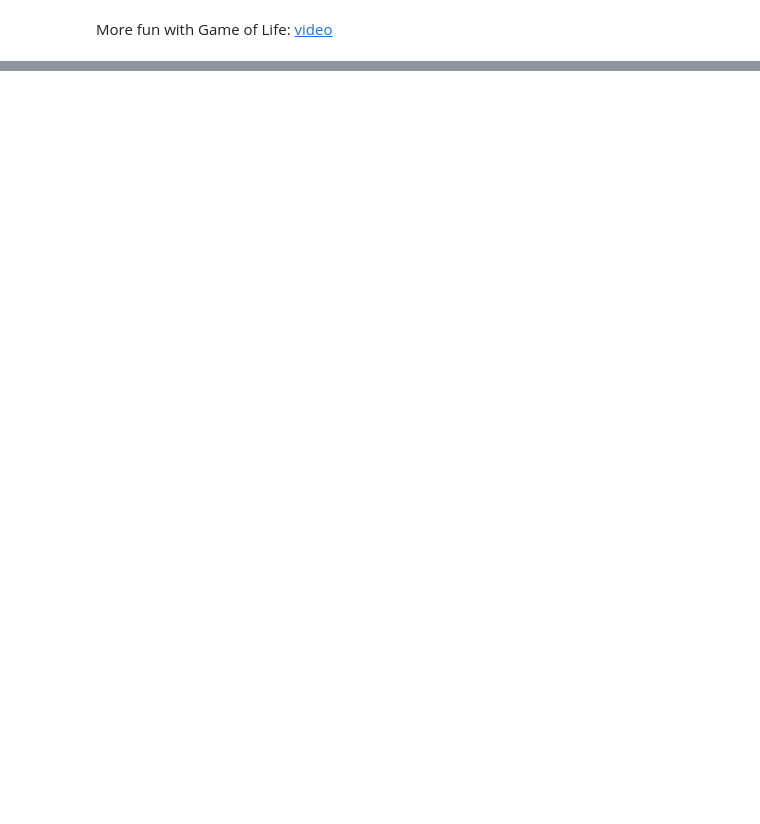
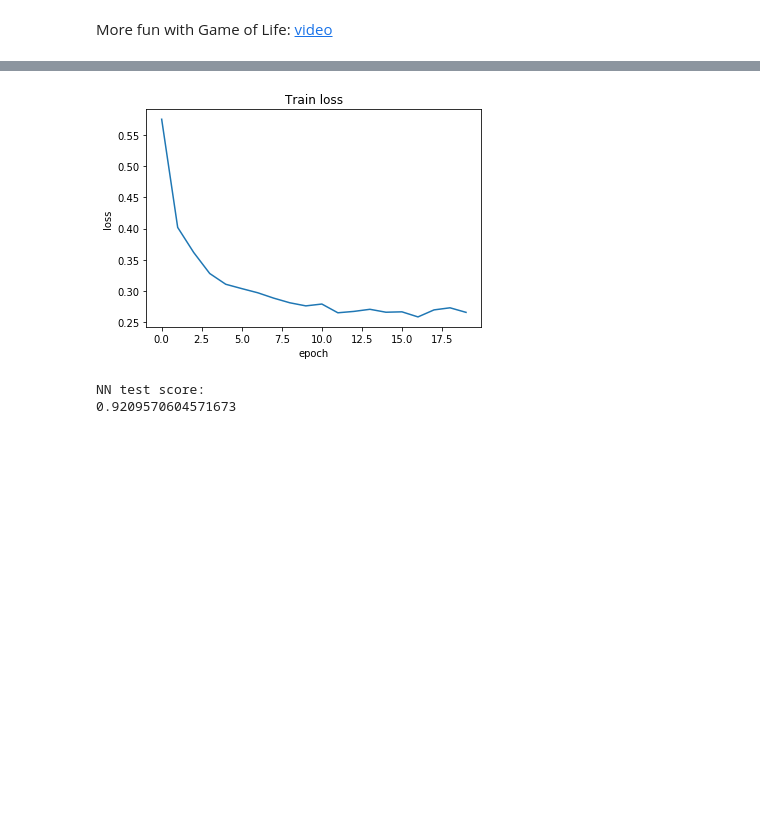
Before and after one commit to kuynzereb/Practical_DL, a Jupyter notebook: homework02/homework_part1.ipynb, the cells around one changed output, grey strips where cells are left out. Drawn from its saved outputs; the diff is of its cells as text; code cells hidden in the pictures; blank space fills up the shorter version.

````diff
--- a/homework02/homework_part1.ipynb
+++ b/homework02/homework_part1.ipynb
@@ -219,3 +329,22 @@ for i in range(20):
+# %%
+net = nn.Sequential()
+net.add_module('linear1', nn.Linear(28 * 28, 512))
+net.add_module('dropout1', nn.Dropout())
+net.add_module('linear1_relu', nn.ReLU())
+net.add_module('linear2', nn.Linear(512, 512))
+net.add_module('dropout2', nn.Dropout())
+net.add_module('linear2_relu', nn.ReLU())
+net.add_module('logits', nn.Linear(512, 10))
+# %%
+log = train_net(net, X_train, y_train, n_epochs=20)
+# %% [output]
+[figure, added]
+# %%
+print('NN test score:')
+print(compute_score(net, X_test, y_test))
+# %% [output]
+NN test score:
+0.9209570604571673
 # %% [markdown]
 ```
 
````
Also changed, not shown: parts of 15 cells of this notebook, 1 other file.
